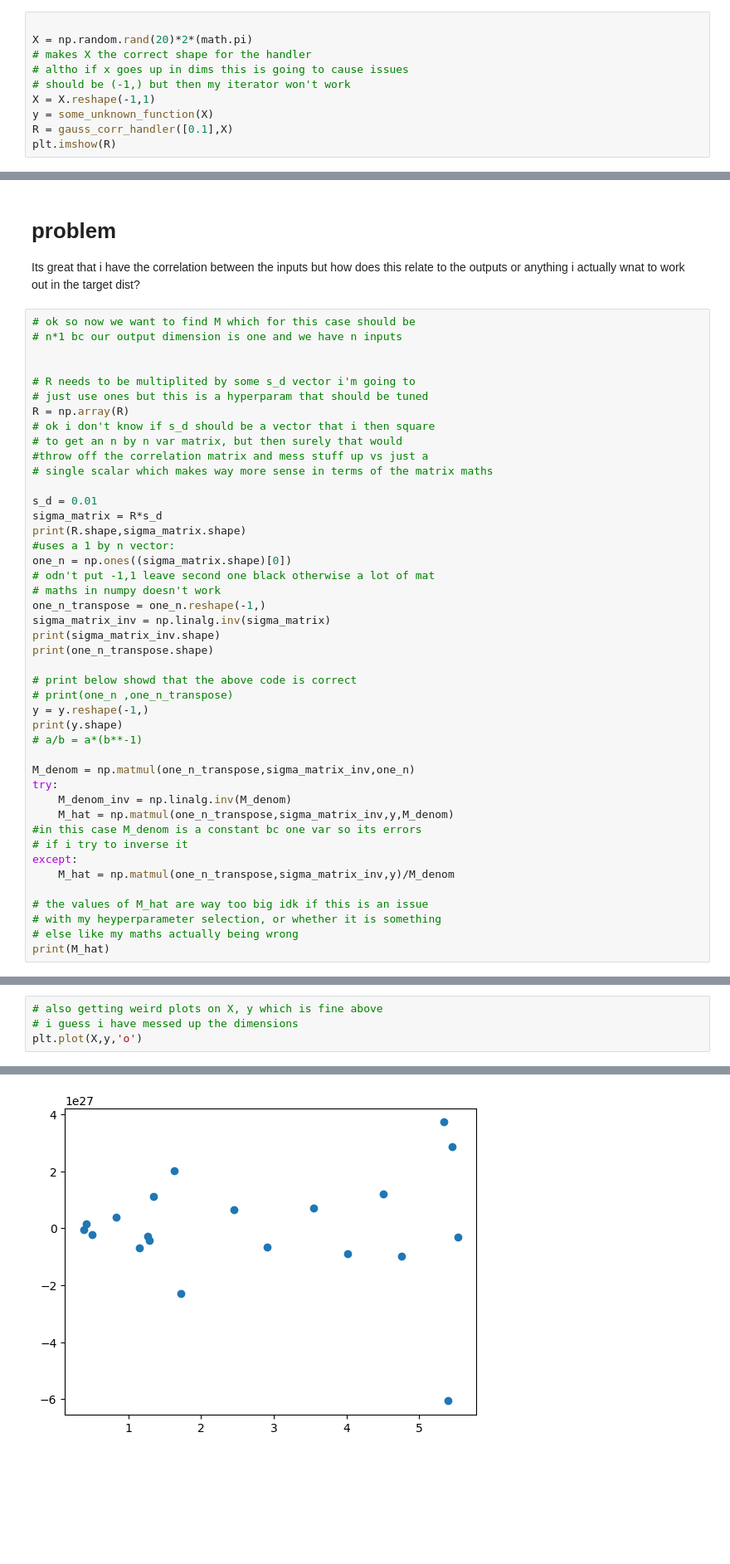
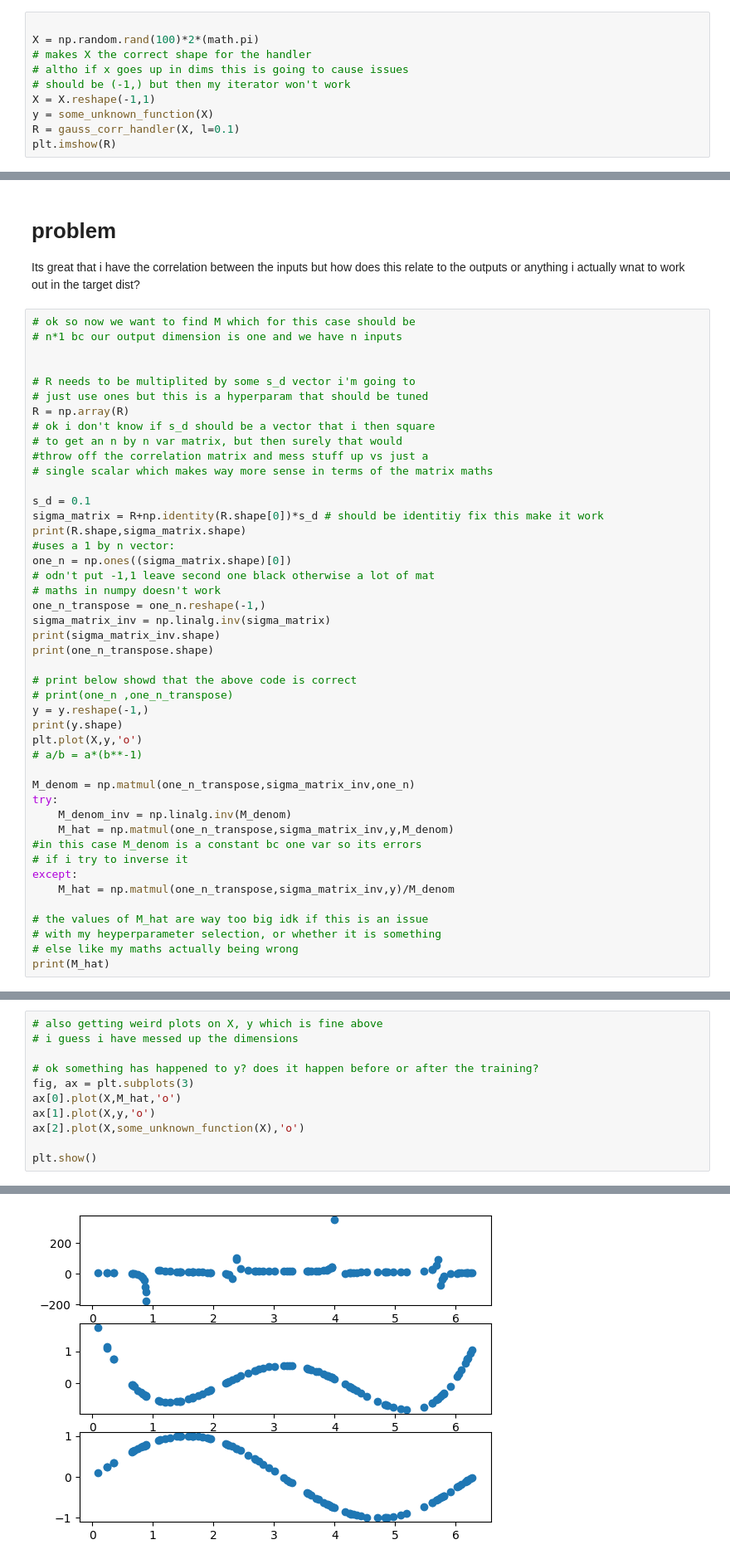
Before and after one commit to sean-parry/GaussianProcesses, a Jupyter notebook: GaussianProcesses.ipynb, the cells around one changed output, grey strips where cells are left out. Shown: that part at 83% size. Saved outputs shown, nothing was run; the diff lists cells and outputs as text; blank space fills up the shorter version.

```diff
--- a/GaussianProcesses.ipynb
+++ b/GaussianProcesses.ipynb
@@ -78,13 +80,13 @@ print(gauss_corr_handler(X_test))
  [0.2865048  0.16529889 1.        ]]
 # %%
 
-X = np.random.rand(20)*2*(math.pi)
+X = np.random.rand(100)*2*(math.pi)
 # makes X the correct shape for the handler
 # altho if x goes up in dims this is going to cause issues
 # should be (-1,) but then my iterator won't work
 X = X.reshape(-1,1)
 y = some_unknown_function(X)
-R = gauss_corr_handler([0.1],X)
+R = gauss_corr_handler(X, l=0.1)
 plt.imshow(R)
 # %% [output]
 <matplotlib.image.AxesImage at 0x...>
@@ -114,8 +116,8 @@ R = np.array(R)
 #throw off the correlation matrix and mess stuff up vs just a
 # single scalar which makes way more sense in terms of the matrix maths
 
-s_d = 0.01
-sigma_matrix = R*s_d
+s_d = 0.1
+sigma_matrix = R+np.identity(R.shape[0])*s_d # should be identitiy fix this make it work
 print(R.shape,sigma_matrix.shape)
 #uses a 1 by n vector:
 one_n = np.ones((sigma_matrix.shape)[0])
@@ -130,6 +132,7 @@ print(one_n_transpose.shape)
 # print(one_n ,one_n_transpose)
 y = y.reshape(-1,)
 print(y.shape)
+plt.plot(X,y,'o')
 # a/b = a*(b**-1)
 
 M_denom = np.matmul(one_n_transpose,sigma_matrix_inv,one_n)
@@ -158,5 +170,12 @@ print(M_hat)
 # %%
 # also getting weird plots on X, y which is fine above
 # i guess i have messed up the dimensions
-plt.plot(X,y,'o')
+
+# ok something has happened to y? does it happen before or after the training?
+fig, ax = plt.subplots(3)
+ax[0].plot(X,M_hat,'o')
+ax[1].plot(X,y,'o')
+ax[2].plot(X,some_unknown_function(X),'o')
+
+plt.show()
 # %% [output]
@@ -164 +182 @@ plt.plot(X,y,'o')
-[figure, old version]
+[figure, new version]
```
Also changed, not shown: parts of 5 cells of this notebook.
